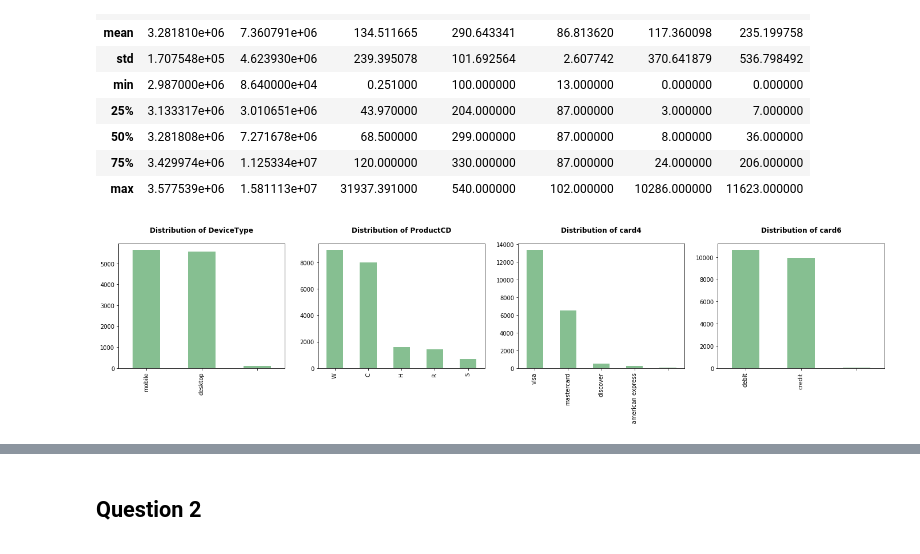
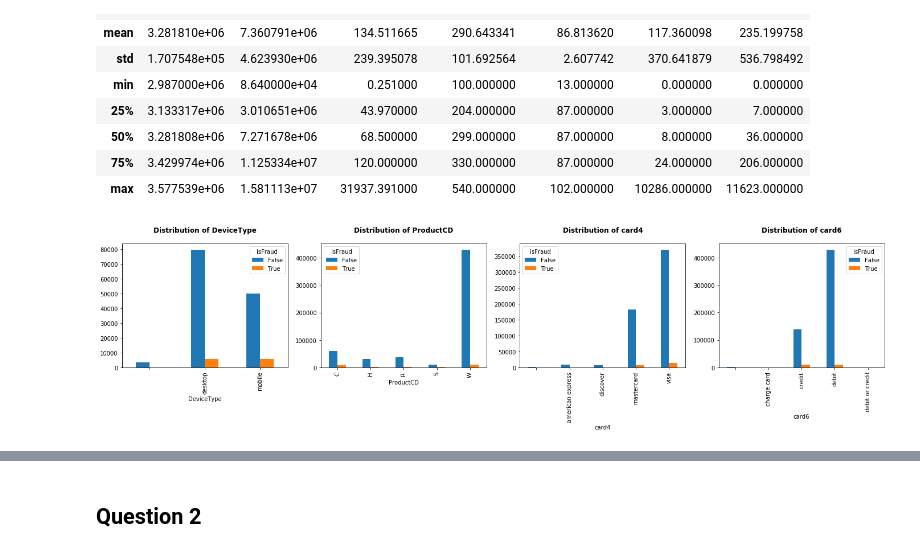
Before and after one commit to rmodi6/ieee-cis-fraud-detection, a Jupyter notebook: cse519_hw2_playground.ipynb, the cells around one changed output, grey strips where cells are left out. Saved outputs shown, nothing was run; the diff lists cells and outputs as text; code cells hidden in the pictures.

```diff
--- a/cse519_hw2_playground.ipynb
+++ b/cse519_hw2_playground.ipynb
@@ -81,8 +74,8 @@ trainset[trainset['isFraud'] == False][["TransactionID","TransactionDT","Transac
 # %%
 fig, axes = plt.subplots(1, 4, figsize=(24, 4))
 
 for i, column in enumerate(["DeviceType","ProductCD","card4","card6"]):
-    trainset[trainset['isFraud'] == True][column].value_counts().plot(kind='bar', color='#86bf91', ax=axes[i])
+    pd.crosstab(trainset[column], trainset.isFraud).plot(kind='bar', ax=axes[i])
     axes[i].set_title("Distribution of " + column, pad=20, fontweight='bold', fontsize=12)
 # %% [output]
-[figure, old version]
+[figure, new version]
```
Also changed, not shown: parts of 25 cells of this notebook.
